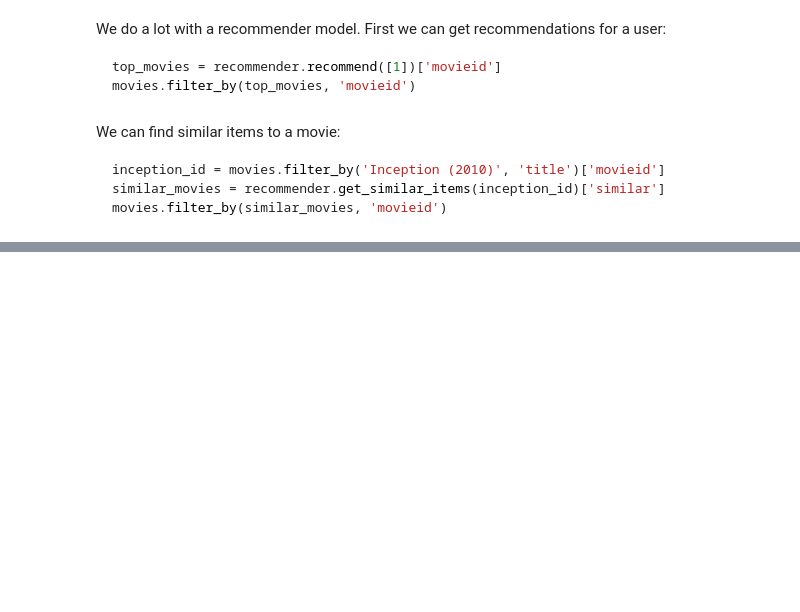
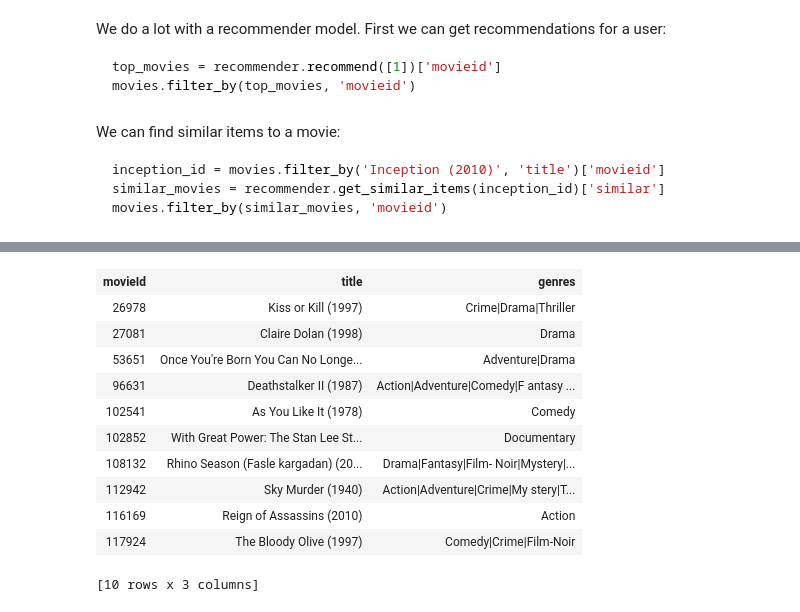
Before and after one commit to supwest/graphlab_demo, a Jupyter notebook: recommender_demo.ipynb, the cells around one changed output, grey strips where cells are left out. Saved outputs shown, nothing was run; the diff lists cells and outputs as text; code cells hidden in the pictures; blank space fills up the shorter version.

```diff
--- a/recommender_demo.ipynb
+++ b/recommender_demo.ipynb
@@ -29,0 +138,3 @@ movies.filter_by(similar_movies, 'movieid')
+# %%
+#recommender_with_side_data = gl.factorization_recommender.create(train, 'userId', 'movieId', 'rating', item_data=movies, max_iterations=5)
+recommender_with_side_data = gl.factorization_recommender.create(test, 'userId', 'movieId', 'rating', item_data=movies, max_iterations=5)
@@ -29,0 +155,16 @@ movies.filter_by(similar_movies, 'movieid')
+# %%
+top_movies = recommender_with_side_data.recommend([1])['movieId']
+movies.filter_by(top_movies, 'movieId')
+# %% [output]
+| movieId | title | genres |
+| 26978 | Kiss or Kill (1997) | Crime|Drama|Thriller |
+| 27081 | Claire Dolan (1998) | Drama |
+| 53651 | Once You're Born You Can No Longe... | Adventure|Drama |
+| 96631 | Deathstalker II (1987) | Action|Adventure|Comedy|F antasy ... |
+| 102541 | As You Like It (1978) | Comedy |
+| 102852 | With Great Power: The Stan Lee St... | Documentary |
+| 108132 | Rhino Season (Fasle kargadan) (20... | Drama|Fantasy|Film- Noir|Mystery|... |
+| 112942 | Sky Murder (1940) | Action|Adventure|Crime|My stery|T... |
+| 116169 | Reign of Assassins (2010) | Action |
+| 117924 | The Bloody Olive (1997) | Comedy|Crime|Film-Noir |
+[10 rows x 3 columns]
```
Also changed, not shown: parts of 19 cells of this notebook, 1 other file.
